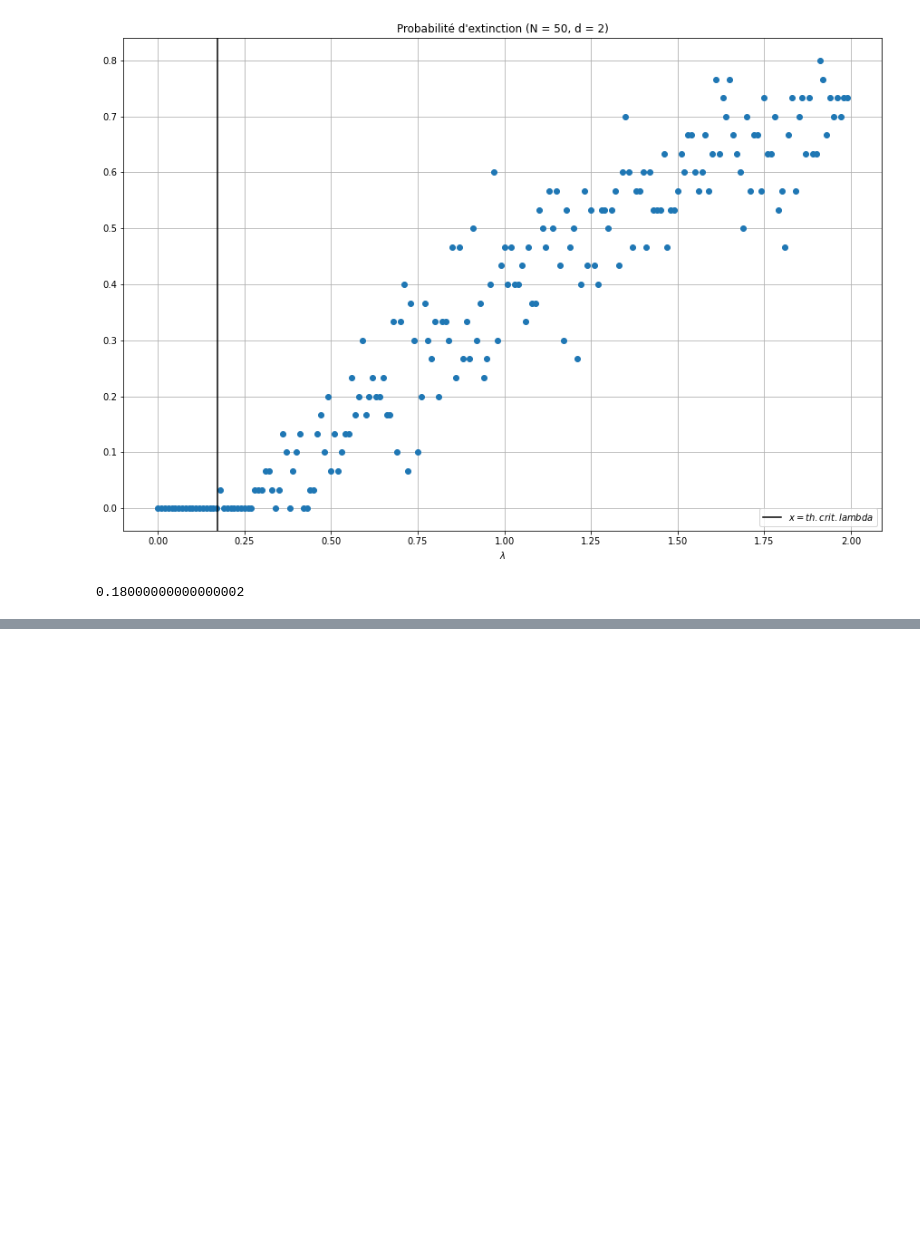
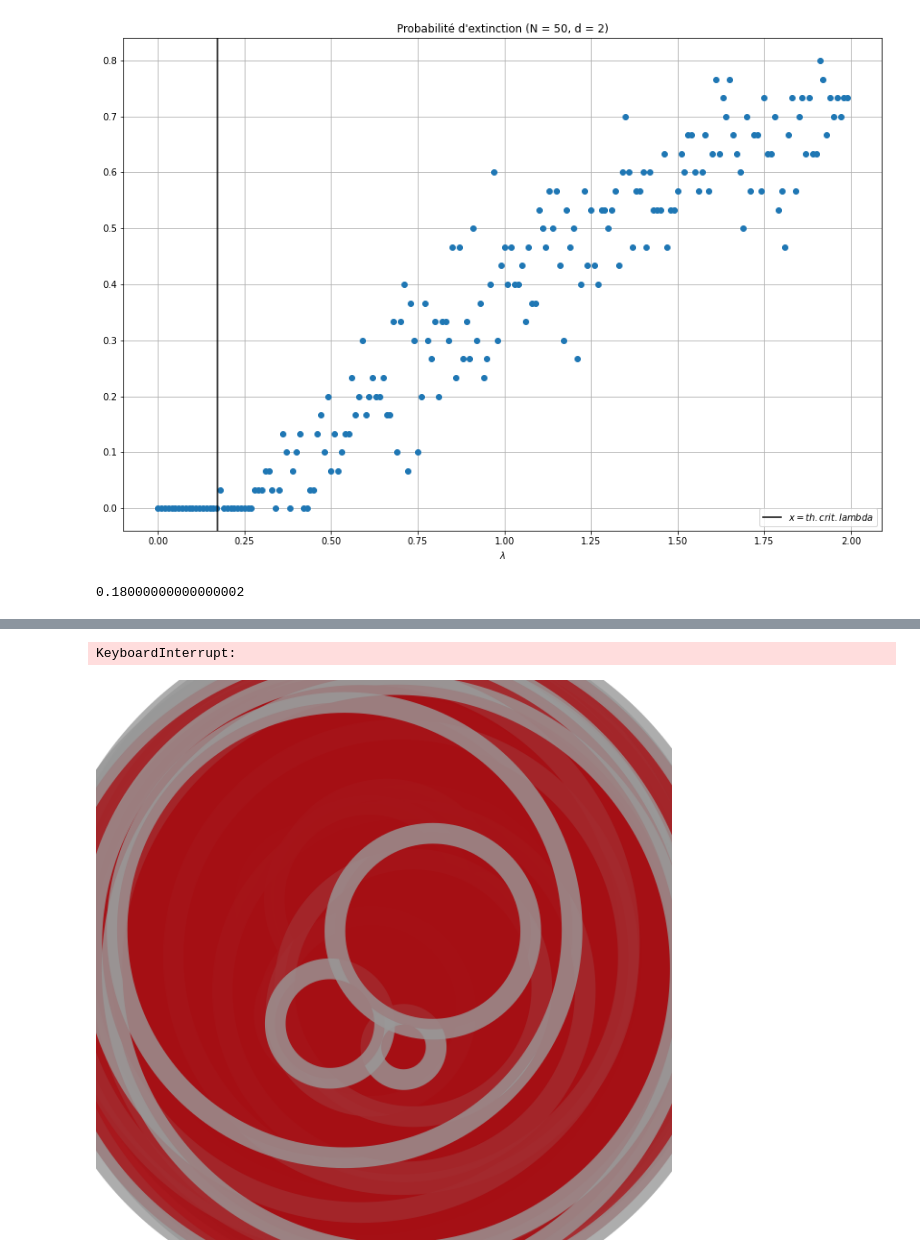
Before and after one commit to Straccia11/EA_MAP512, a Jupyter notebook: Notebook.ipynb, the cells around one changed output, grey strips where cells are left out. Drawn from its saved outputs; the diff is of its cells as text; code cells hidden in the pictures; blank space fills up the shorter version.

```diff
--- a/Notebook.ipynb
+++ b/Notebook.ipynb
@@ -299,0 +318,13 @@ crit_rate_d(50, 2, 30, 0.01, 0.0001)
+# %%
+g.remove_vertex([4,326,327])
+g.reindex_edges()
+
+graph_draw(g, pos=sfdp_layout(g, cooling_step=0.99), vertex_size=2, edge_pen_width=0.005)
+# %% [output]
+KeyboardInterrupt:
+# %%
+deg = g.degree_property_map('total')
+
+graph_draw(g, vertex_size=deg, edge_pen_width=0.01)
+# %% [output]
+[figure, added]
```
Also changed, not shown: parts of 12 cells of this notebook.
